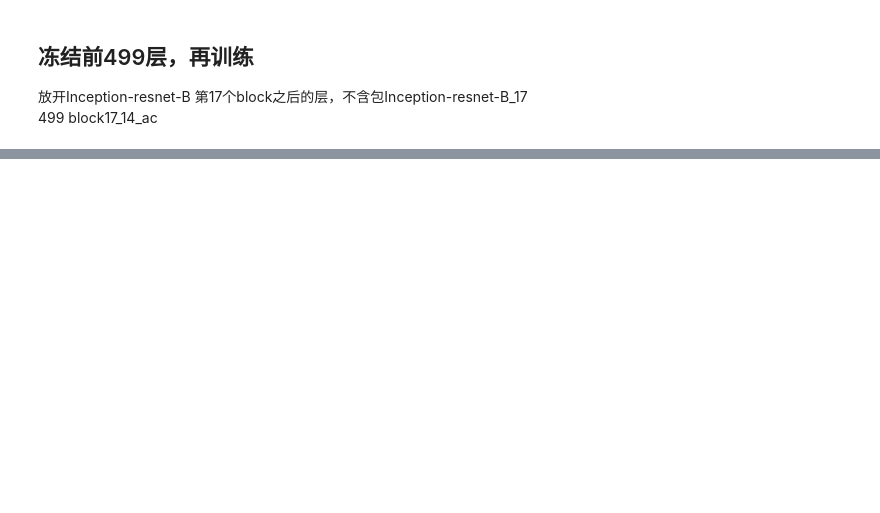
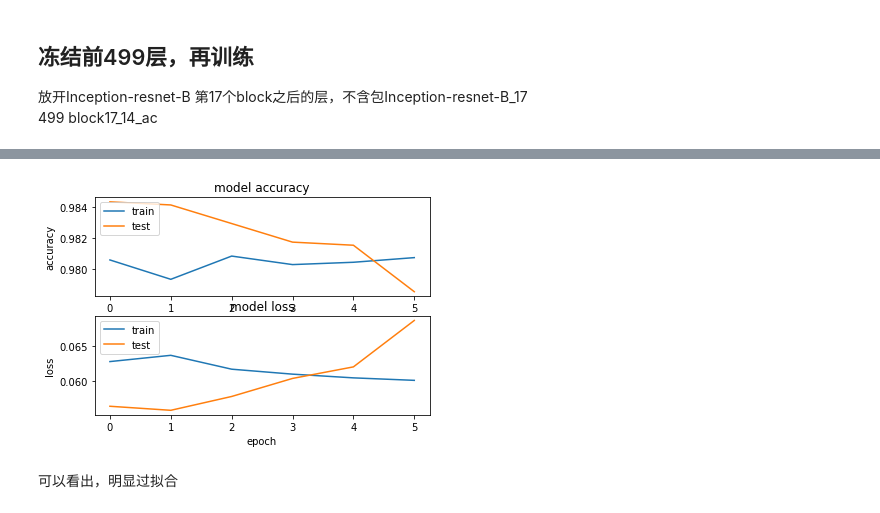
Before and after one commit to wanggk114/dogs-and-cats, a Jupyter notebook: keras_fine_tunig_InceptonResNetV2-memory.ipynb, the cells around one changed output, grey strips where cells are left out. Cells and saved outputs as stored; diff of their text form; code cells hidden in the pictures; blank space fills up the shorter version.

```diff
--- a/keras_fine_tunig_InceptonResNetV2-memory.ipynb
+++ b/keras_fine_tunig_InceptonResNetV2-memory.ipynb
@@ -236,6 +259,6 @@ lock_layers(model, locked_layer_nums=618)
 # %%
 model.load_weights(model_h5file_tunig1)  #model_h5file_tunig1比base模型更好
-
+adam = optimizers.Adam(lr=1e-4, beta_1=0.9, beta_2=0.999, epsilon=None, decay=0.0, amsgrad=False)
 model.compile(optimizer=adam,
               loss='binary_crossentropy',
               metrics=['accuracy'])
@@ -243,11 +266,5 @@ model.compile(optimizer=adam,
 #训练模型并保存在验证集上损失函数最小的权重
 checkpoint = ModelCheckpoint(model_h5file_tunig2, monitor='val_loss', verbose=1, save_best_only=True, mode='min',save_weights_only=True)
 callbacks_list = [checkpoint]
-
-history=model.fit_generator(
-        train_generator,
-        steps_per_epoch=nb_train_samples//batch_size,
-        epochs=5,
-        validation_data=valid_generator,
-        validation_steps=nb_validation_samples//batch_size,
-        callbacks = callbacks_list)
+epochs=6
+history=model.fit(X_train, Y_train, batch_size=128, epochs=epochs, validation_split=0.2, shuffle=True, callbacks=callbacks_list)
@@ -264,6 +319,6 @@ lock_layers(model, locked_layer_nums=499)
 # %%
-model.load_weights(filepath) #哪个模型好，加载哪个
-
+model.load_weights(model_h5file_tunig2) #哪个模型好，加载哪个
+adam = optimizers.Adam(lr=1e-4, beta_1=0.9, beta_2=0.999, epsilon=None, decay=0.0, amsgrad=False)
 model.compile(optimizer=adam,
               loss='binary_crossentropy',
               metrics=['accuracy'])
@@ -271,11 +326,5 @@ model.compile(optimizer=adam,
 #训练模型并保存在验证集上损失函数最小的权重
 checkpoint = ModelCheckpoint(model_h5file_tunig3, monitor='val_loss', verbose=1, save_best_only=True, mode='min',save_weights_only=True)
 callbacks_list = [checkpoint]
-
-history=model.fit_generator(
-        train_generator,
-        steps_per_epoch=nb_train_samples//batch_size,
-        epochs=5,
-        validation_data=valid_generator,
-        validation_steps=nb_validation_samples//batch_size,
-        callbacks = callbacks_list)
+epochs=6
+history=model.fit(X_train, Y_train, batch_size=128, epochs=epochs, validation_split=0.2, shuffle=True, callbacks=callbacks_list)
@@ -282,3 +349,10 @@ history=model.fit_generator(
+# %%
+#可视化学习曲线
+show_learning_curve(history)
+# %% [output]
+[figure, added]
+# %% [markdown]
+可以看出，明显过拟合
 # %%
 #预测结果
 predict_on_model(12500, 299, 299, test_data_dir, model, model_h5file_tunig3, pred_file_tuning3)
```
Also changed, not shown: parts of 15 cells of this notebook, 3 other files.
